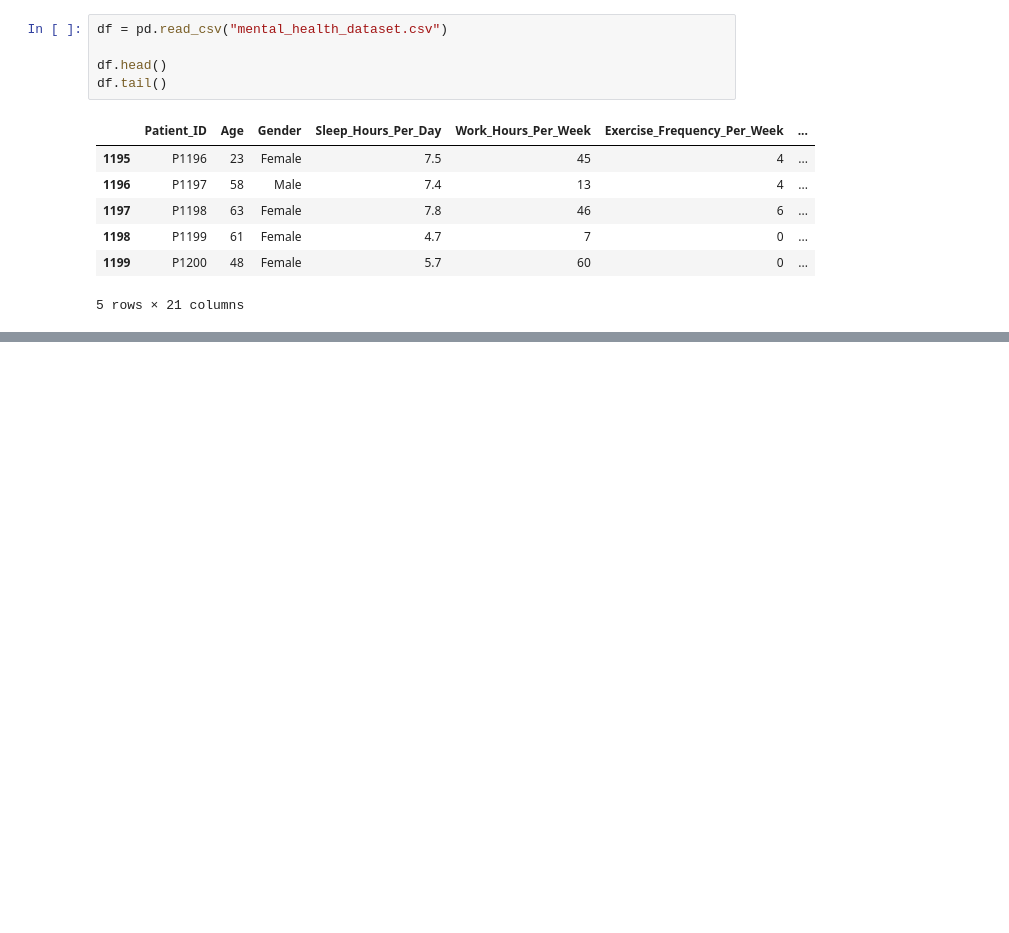
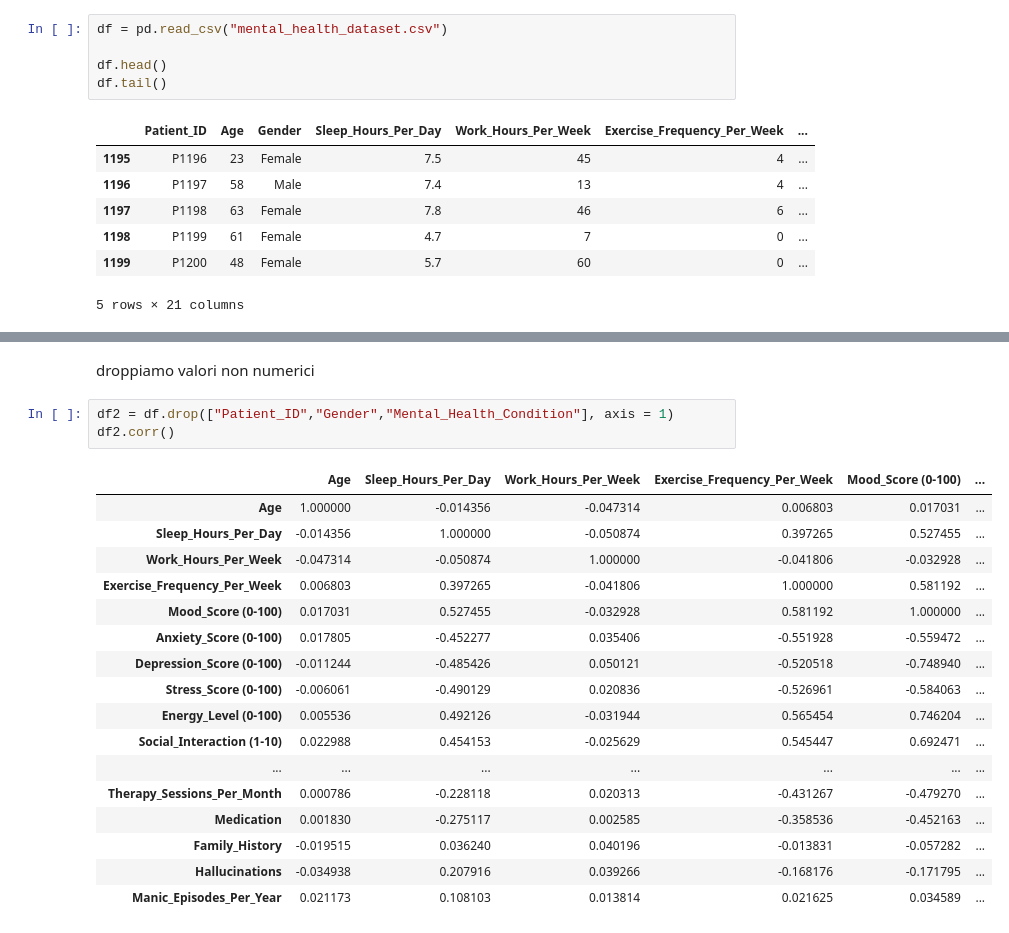
Before and after one commit to salvannunziata/studioDataset, a Jupyter notebook: 01_dataset_exploration.ipynb, the cells around one changed output, grey strips where cells are left out. Drawn from its saved outputs; the diff is of its cells as text; blank space fills up the shorter version.

```diff
--- a/01_dataset_exploration.ipynb
+++ b/01_dataset_exploration.ipynb
@@ -20,0 +78,23 @@ df.tail()
+# %% [markdown]
+droppiamo valori non numerici
+# %%
+df2 = df.drop(["Patient_ID","Gender","Mental_Health_Condition"], axis = 1)
+df2.corr()
+# %% [output]
+|  | Age | Sleep_Hours_Per_Day | Work_Hours_Per_Week | Exercise_Frequency_Per_Week | Mood_Score (0-100) | ... |
+| Age | 1.000000 | -0.014356 | -0.047314 | 0.006803 | 0.017031 | ... |
+| Sleep_Hours_Per_Day | -0.014356 | 1.000000 | -0.050874 | 0.397265 | 0.527455 | ... |
+| Work_Hours_Per_Week | -0.047314 | -0.050874 | 1.000000 | -0.041806 | -0.032928 | ... |
+| Exercise_Frequency_Per_Week | 0.006803 | 0.397265 | -0.041806 | 1.000000 | 0.581192 | ... |
+| Mood_Score (0-100) | 0.017031 | 0.527455 | -0.032928 | 0.581192 | 1.000000 | ... |
+| Anxiety_Score (0-100) | 0.017805 | -0.452277 | 0.035406 | -0.551928 | -0.559472 | ... |
+| Depression_Score (0-100) | -0.011244 | -0.485426 | 0.050121 | -0.520518 | -0.748940 | ... |
+| Stress_Score (0-100) | -0.006061 | -0.490129 | 0.020836 | -0.526961 | -0.584063 | ... |
+| Energy_Level (0-100) | 0.005536 | 0.492126 | -0.031944 | 0.565454 | 0.746204 | ... |
+| Social_Interaction (1-10) | 0.022988 | 0.454153 | -0.025629 | 0.545447 | 0.692471 | ... |
+| ... | ... | ... | ... | ... | ... | ... |
+| Therapy_Sessions_Per_Month | 0.000786 | -0.228118 | 0.020313 | -0.431267 | -0.479270 | ... |
+| Medication | 0.001830 | -0.275117 | 0.002585 | -0.358536 | -0.452163 | ... |
+| Family_History | -0.019515 | 0.036240 | 0.040196 | -0.013831 | -0.057282 | ... |
+| Hallucinations | -0.034938 | 0.207916 | 0.039266 | -0.168176 | -0.171795 | ... |
+| Manic_Episodes_Per_Year | 0.021173 | 0.108103 | 0.013814 | 0.021625 | 0.034589 | ... |
```
Also changed, not shown: parts of 9 cells of this notebook.
